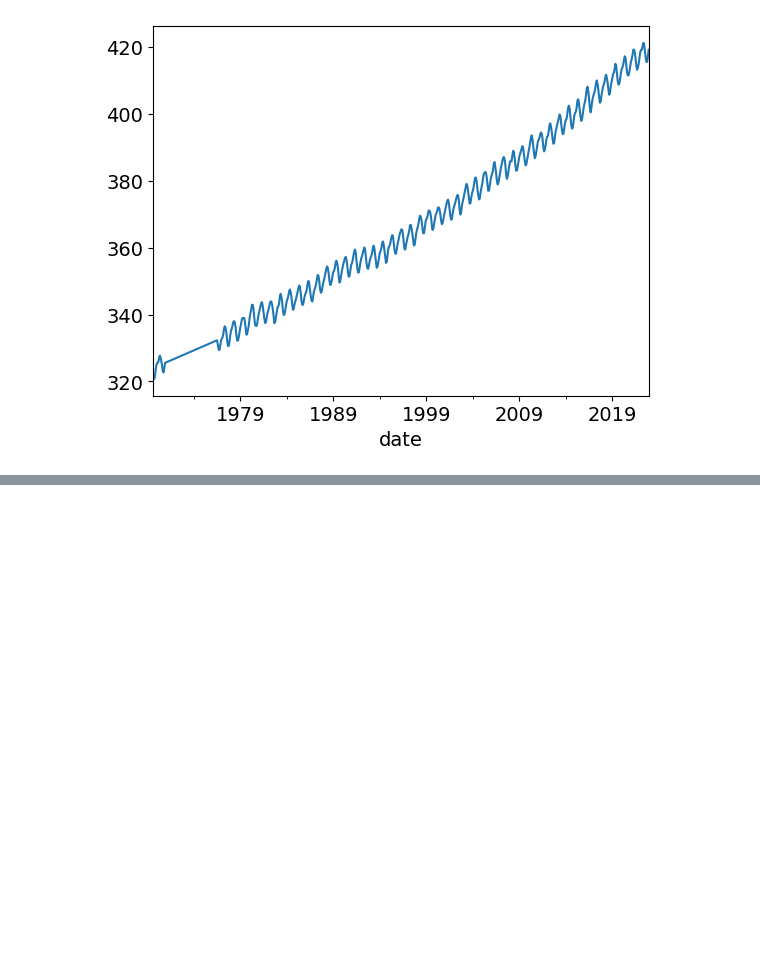
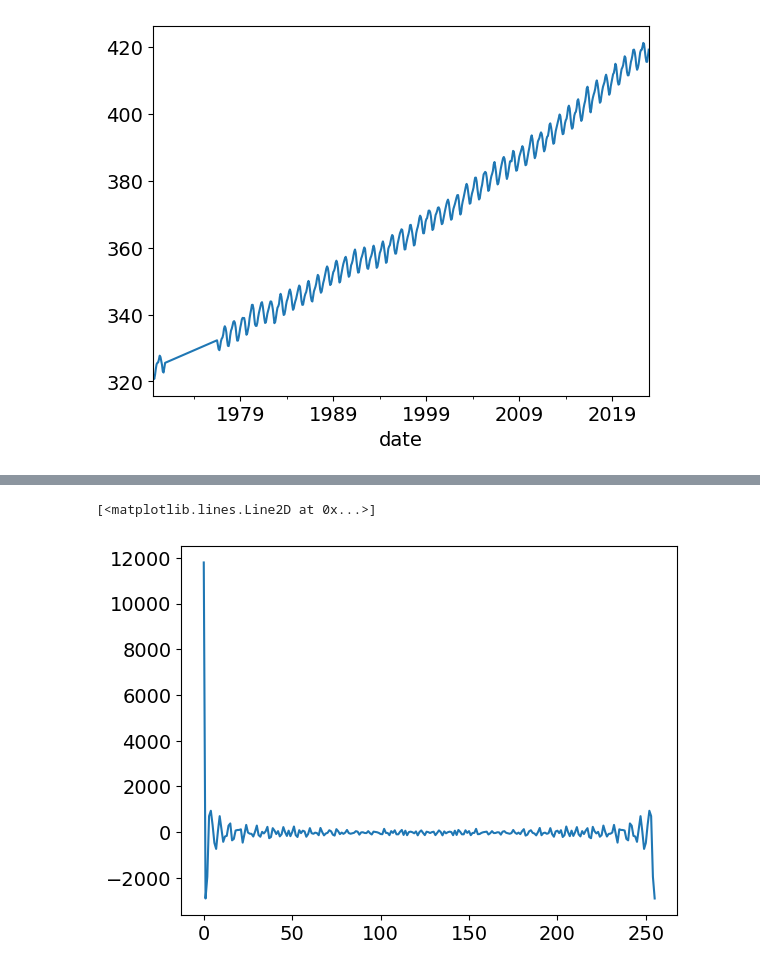
Before and after one commit to ubsuny/CompPhys, a Jupyter notebook: DataAnalysis/FFT/CP1_23_CO2notes.ipynb, the cells around one changed output, grey strips where cells are left out. Saved outputs shown, nothing was run; the diff lists cells and outputs as text; code cells hidden in the pictures; blank space fills up the shorter version.

```diff
--- a/DataAnalysis/FFT/CP1_23_CO2notes.ipynb
+++ b/DataAnalysis/FFT/CP1_23_CO2notes.ipynb
@@ -92,0 +77,5 @@ plt.yscale("log")
+# %%
+plt.plot(fft(Heavyside[:256]*np.abs(X[:256])))
+# %% [output]
+[<matplotlib.lines.Line2D at 0x...>]
+[figure, added]
```
Also changed, not shown: parts of 12 cells of this notebook.
